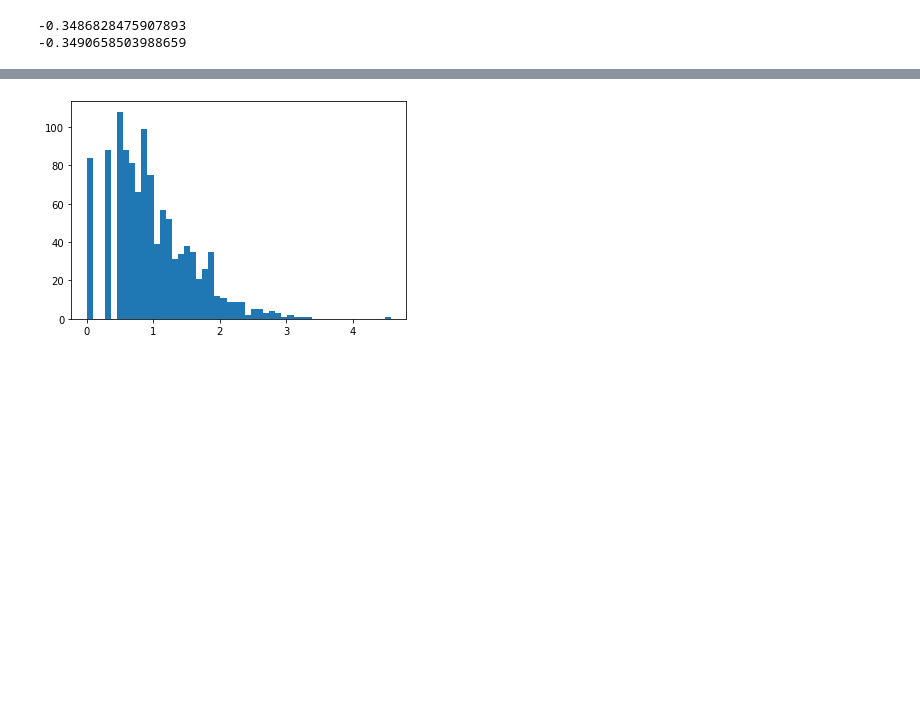
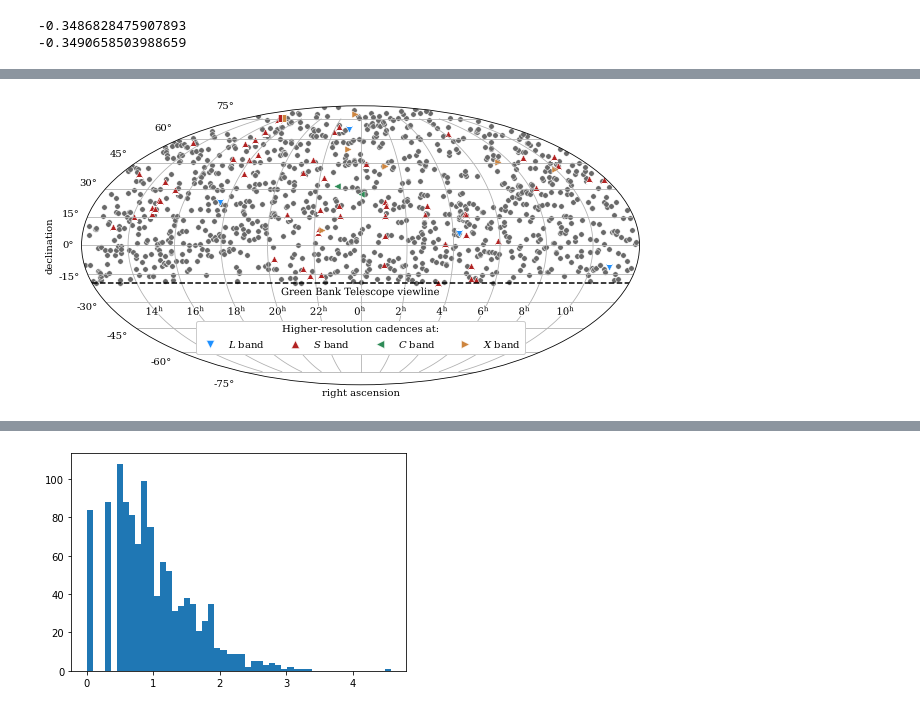
Before and after one commit to bjacobell/nearby-stars, a Jupyter notebook: plot_star_sample.ipynb, the cells around one changed output, grey strips where cells are left out. Cells and saved outputs as stored; diff of their text form; code cells hidden in the pictures; blank space fills up the shorter version.

Commit message:
data backup
Data backed up before head node replacement.

```diff
--- a/plot_star_sample.ipynb
+++ b/plot_star_sample.ipynb
@@ -8,0 +129,16 @@ import os
+# %%
+print('Missing at L band:')
+for i in np.sort(missing_l_list):
+    print(f'    {i}')
+print('Missing at S band:')
+for i in np.sort(missing_s_list):
+    print(f'    {i}')
+print('Missing at C band:')
+for i in np.sort(missing_c_list):
+    print(f'    {i}')
+print('Missing at X band:')
+for i in np.sort(missing_x_list):
+    print(f'    {i}')
+print('Missing at both S and X:')
+for i in double_miss_list:
+    print(f'    {i}')
@@ -183,0 +404,62 @@ plt.show()
+# %%
+fig = plt.figure(figsize=(10,6))
+ax = plt.axes(projection="mollweide")
+ax.grid(True)
+
+dsize = 50
+
+s = ax.scatter(o_ra, o_dec, color='dimgray', s=30, lw=0.5, edgecolor='w')
+ax.scatter(l_ra, l_dec, color='dodgerblue', marker='v', s=dsize, lw=0.5, edgecolor='w')
+ax.scatter(s_ra, s_dec, color='firebrick', marker='^', s=dsize, lw=0.5, edgecolor='w')
+ax.scatter(c_ra, c_dec, color='seagreen', marker='<', s=dsize, lw=0.5, edgecolor='w')
+ax.scatter(x_ra, x_dec, color='peru', marker='>', s=dsize, lw=0.5, edgecolor='w')
+import matplotlib.lines as mlines
+# plot HIP 76832 with two missing cadences
+ax.plot(d_ra, d_dec, color='firebrick', marker='s', ms=8, mew=0.5, mec='w', fillstyle='left', markerfacecoloralt='peru')
+plt.axhline(-20*np.pi/180, color='k', ls='--')
+import matplotlib.patheffects as pe
+ax.text(0, -25*np.pi/180, 'Green Bank Telescope viewline', ha='center', va='center',
+        path_effects=[pe.withStroke(linewidth=2, foreground="white")])
+
+#cax = ax.inset_axes([-120*np.pi/180, -50*np.pi/180, 240*np.pi/180, 7*np.pi/180], transform=ax.transData)
+#fig.colorbar(s, cax=cax, orientation='horizontal', label='distance [kpc]')
+ax.set_xlabel('right ascension')
+ax.set_ylabel('declination')
+#help(ax.spines['geo'])
+#print(ax.spines['geo'].get_position())
+#ax.spines['geo'].set_position(('data', -35*np.pi/180))
+#ax.tick_params(axis='x', which='major', pad=50)
+ax.set_xticklabels([])
+xticklabelvec = [r'14$^\mathrm{h}$',
+                    r'16$^\mathrm{h}$',
+                    r'18$^\mathrm{h}$',
+                    r'20$^\mathrm{h}$',
+                    r'22$^\mathrm{h}$',
+                    r'0$^\mathrm{h}$',
+                    r'2$^\mathrm{h}$',
+                    r'4$^\mathrm{h}$',
+                    r'6$^\mathrm{h}$',
+                    r'8$^\mathrm{h}$',
+                    r'10$^\mathrm{h}$']
+xtickvec = ax.get_xticks()
+#print(xtickvec)
+for i, x in enumerate(xticklabelvec):
+    xpos = xtickvec[i]
+    ax.text(xpos, -35*np.pi/180, x, ha='center', va='center',
+            path_effects=[pe.withStroke(linewidth=2, foreground="white")])
+
+from matplotlib.lines import Line2D
+
+legend_elements = [Line2D([0], [0], color='dodgerblue', marker='v', ms=8, mew=0.5, lw=0, mec='w', label=r'$L$ band'),
+                   Line2D([0], [0], color='firebrick', marker='^', ms=8, mew=0.5, lw=0, mec='w', label=r'$S$ band'),
+                   Line2D([0], [0], color='seagreen', marker='<', ms=8, mew=0.5, lw=0, mec='w', label=r'$C$ band'),
+                   Line2D([0], [0], color='peru', marker='>', ms=8, mew=0.5, lw=0, mec='w', label=r'$X$ band')]
+
+#ax.text(0, -25*np.pi/180, 'Missing cadences from:', ha='center', va='center',
+#        path_effects=[pe.withStroke(linewidth=2, foreground="white")])
+
+ax.legend(handles=legend_elements, loc='center', bbox_to_anchor=[0.5, 0.17], ncol=4, title='Higher-resolution cadences at:', framealpha=1)
+plt.savefig('/datax/scratch/benjb/bl_nearby_stars/Fig_sky_distribution_of_sources_w_hires_coverage.pdf', bbox_inches='tight')
+plt.show()
+# %% [output]
+[figure, added]
```
Also changed, not shown: parts of 14 cells of this notebook, 32 other files.
